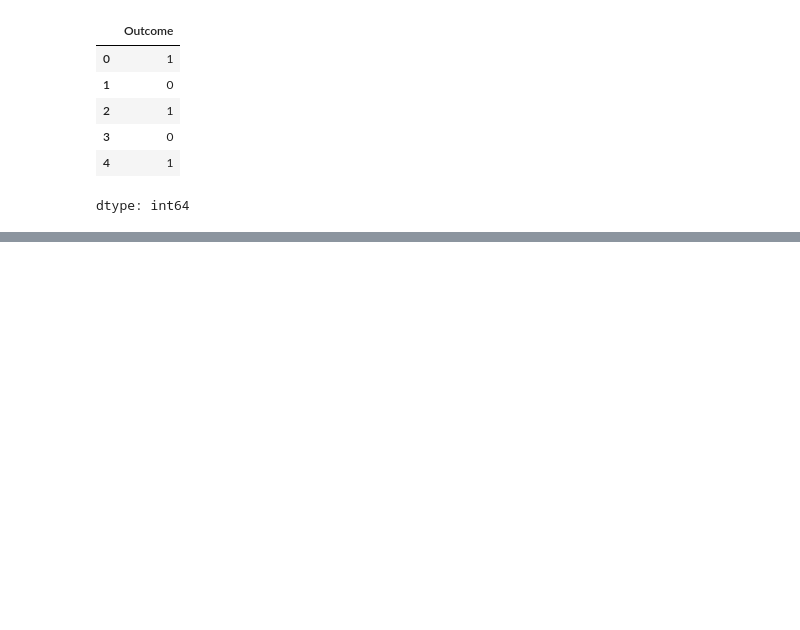
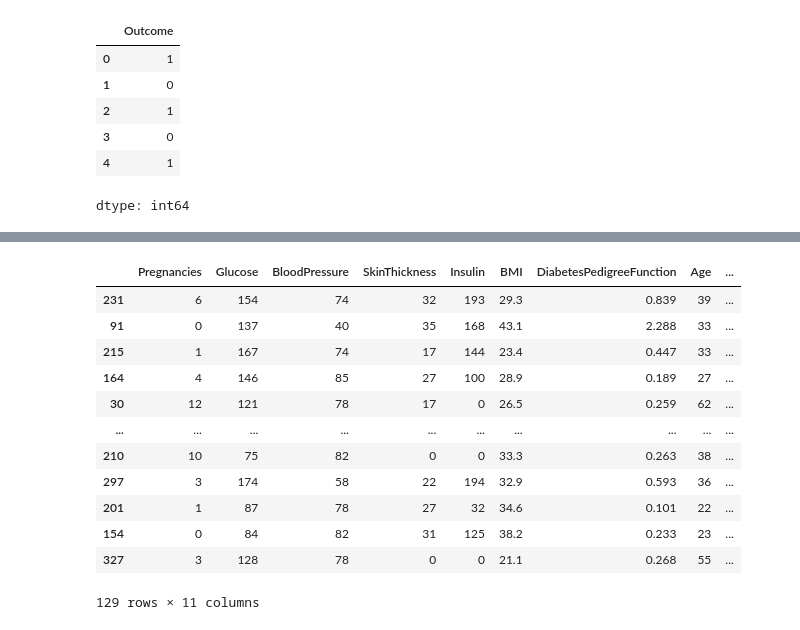
Before and after one commit to Kenicki/Kenicki, a Jupyter notebook: Diabetes_mlops_decision_tree.ipynb, the cells around one changed output, grey strips where cells are left out. Cells and saved outputs as stored; diff of their text form; code cells hidden in the pictures; blank space fills up the shorter version.

```diff
--- a/Diabetes_mlops_decision_tree.ipynb
+++ b/Diabetes_mlops_decision_tree.ipynb
@@ -744,0 +1051,26 @@ Now you can try running the cell that previously failed (`VCmQSZP_s8sJ`) again.
+# %%
+
+# configure logging
+logging.basicConfig(level=logging.INFO,
+                    format="%(asctime)s %(message)s",
+                    datefmt='%d-%m-%Y %H:%M:%S')
+
+# reference for a logging obj
+logger = logging.getLogger()
+
+# initiate the wandb project
+run = wandb.init(project="diabetes_decision_tree",job_type="train")
+
+logger.info("Downloading and reading train artifact")
+local_path = run.use_artifact(artifact_input_name).file()
+df_train = pd.read_csv(local_path)
+
+# Spliting train.csv into train and validation dataset
+logger.info("Spliting data into train/val")
+# split-out train/validation and test dataset
+x_train, x_val, y_train, y_val = train_test_split(df_train.drop(labels=stratify,axis=1),
+                                                  df_train[stratify],
+                                                  test_size=val_size,
+                                                  random_state=seed,
+                                                  shuffle=True,
+                                                  stratify=df_train[stratify])
@@ -744,0 +1231,17 @@ Now you can try running the cell that previously failed (`VCmQSZP_s8sJ`) again.
+# %%
+
+x_val
+# %% [output]
+|  | Pregnancies | Glucose | BloodPressure | SkinThickness | Insulin | BMI | DiabetesPedigreeFunction | Age | ... |
+| 231 | 6 | 154 | 74 | 32 | 193 | 29.3 | 0.839 | 39 | ... |
+| 91 | 0 | 137 | 40 | 35 | 168 | 43.1 | 2.288 | 33 | ... |
+| 215 | 1 | 167 | 74 | 17 | 144 | 23.4 | 0.447 | 33 | ... |
+| 164 | 4 | 146 | 85 | 27 | 100 | 28.9 | 0.189 | 27 | ... |
+| 30 | 12 | 121 | 78 | 17 | 0 | 26.5 | 0.259 | 62 | ... |
+| ... | ... | ... | ... | ... | ... | ... | ... | ... | ... |
+| 210 | 10 | 75 | 82 | 0 | 0 | 33.3 | 0.263 | 38 | ... |
+| 297 | 3 | 174 | 58 | 22 | 194 | 32.9 | 0.593 | 36 | ... |
+| 201 | 1 | 87 | 78 | 27 | 32 | 34.6 | 0.101 | 22 | ... |
+| 154 | 0 | 84 | 82 | 31 | 125 | 38.2 | 0.233 | 23 | ... |
+| 327 | 3 | 128 | 78 | 0 | 0 | 21.1 | 0.268 | 55 | ... |
+129 rows × 11 columns
```
Also changed, not shown: parts of 98 cells of this notebook.
